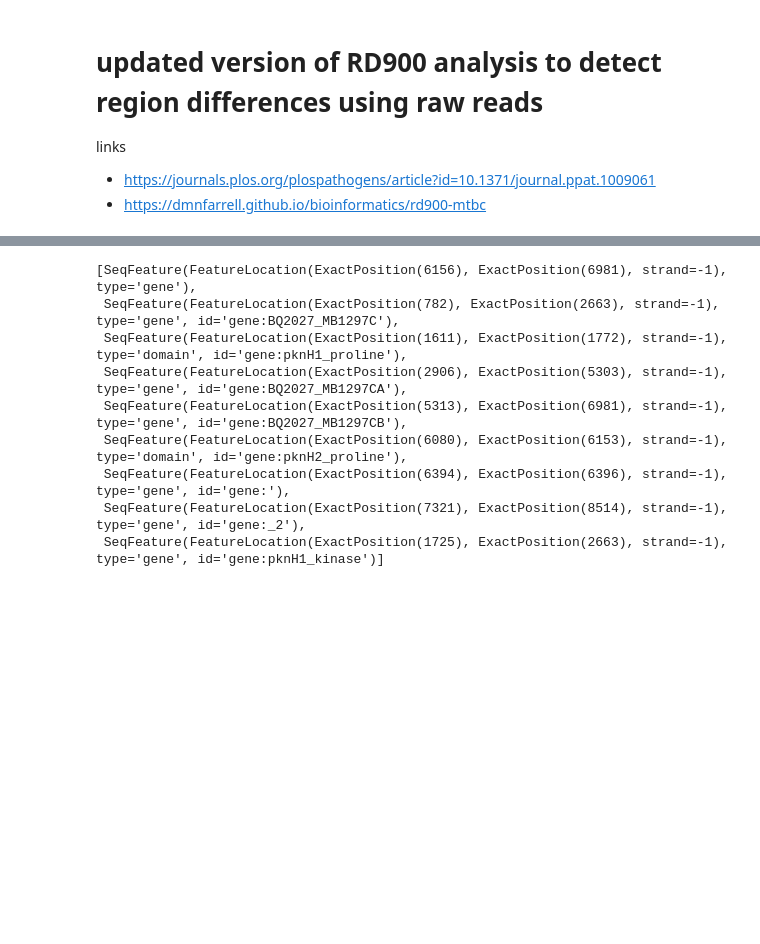
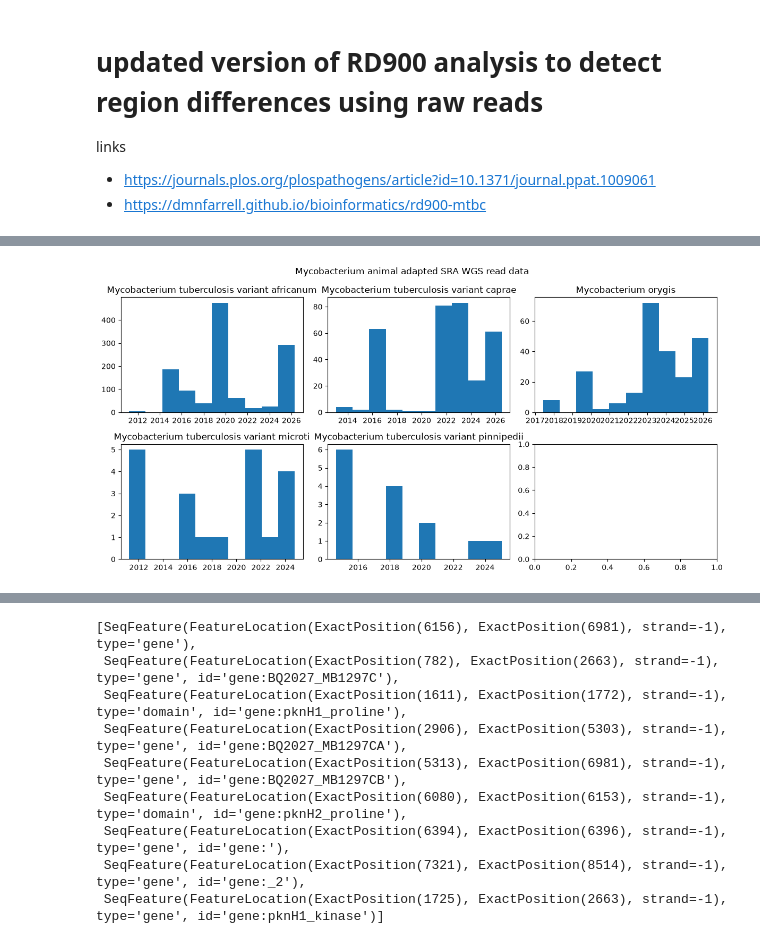
Before and after one commit to dmnfarrell/mtbc_analyses, a Jupyter notebook: rd900/analysis_new.ipynb, the cells around one changed output, grey strips where cells are left out. Cells and saved outputs as stored; diff of their text form; code cells hidden in the pictures; blank space fills up the shorter version.

```diff
--- a/rd900/analysis_updated.ipynb
+++ b/rd900/analysis_new.ipynb
@@ -19,0 +47,22 @@ from snpgenie import tools, aligners, app, trees, plotting
+# %%
+rows = []
+header = None
+batch = 500
+for start in range(0, count, batch):
+    with Entrez.efetch(db="sra", rettype="runinfo", retmode="text",
+                       retstart=start, retmax=batch,
+                       webenv=webenv, query_key=query_key) as h:
+        data = h.read()
+    if isinstance(data, bytes):
+        data = data.decode("utf-8", errors="replace")
+    reader = csv.reader(io.StringIO(data))
+    for i, row in enumerate(reader):
+        if not row or row[0] == "Run":
+            if header is None and row:
+                header = row
+            continue
+        rows.append(row)
+
+import pandas as pd
+df = pd.DataFrame(rows, columns=header)
+df.to_csv("sra_mtbc_animal.csv", index=False)
@@ -19,0 +99,23 @@ from snpgenie import tools, aligners, app, trees, plotting
+# %%
+species = [
+        'Mycobacterium tuberculosis variant africanum' ,
+        'Mycobacterium tuberculosis variant caprae',
+        'Mycobacterium orygis',
+        'Mycobacterium tuberculosis variant microti',
+        'Mycobacterium tuberculosis variant pinnipedii'
+
+    ]
+fig,axs=plt.subplots(2,3,figsize=(12,6))
+i=0
+axs=axs.flat
+for s in species:
+    x=df[df.ScientificName==s]
+    dates=pd.to_datetime(x.ReleaseDate)
+    dates.hist(ax=axs[i],grid=False)
+    axs[i].set_title(s)
+    i+=1
+
+fig.suptitle('Mycobacterium animal adapted SRA WGS read data')
+plt.tight_layout()
+# %% [output]
+[figure, added]
```
Also changed, not shown: parts of 11 cells of this notebook, 1 other file.
